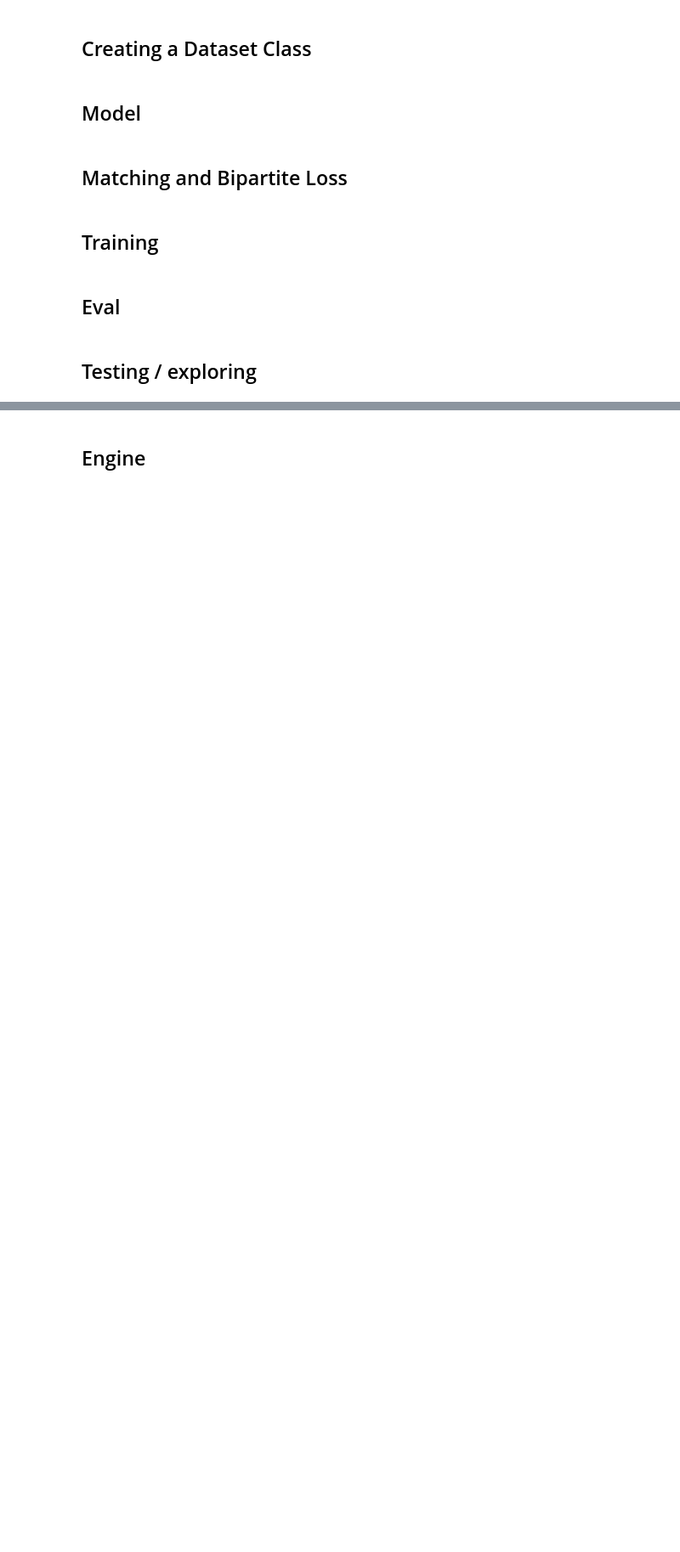
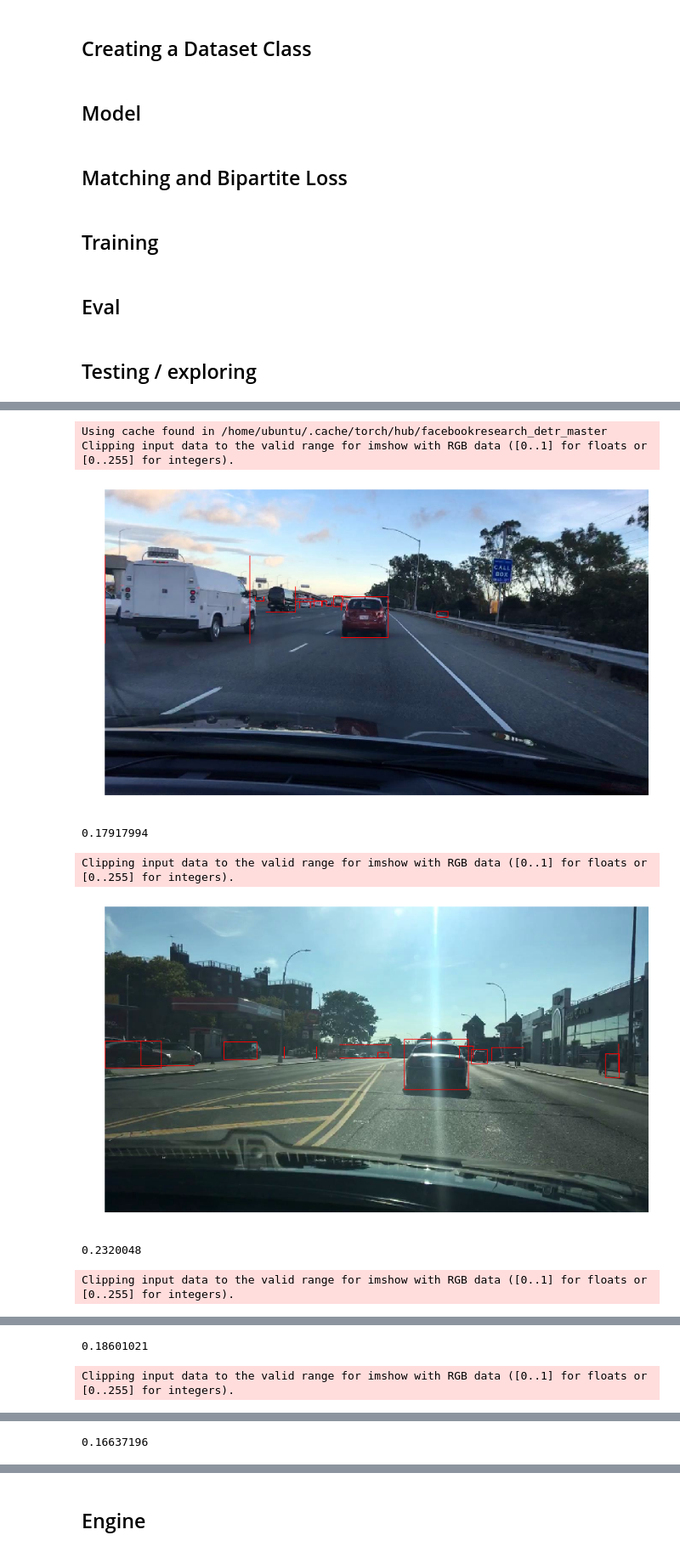
Before and after one commit to lancetan321/ESE546_final_project, a Jupyter notebook: detr.ipynb, the cells around one changed output, grey strips where cells are left out. Shown at 85% size. Drawn from its saved outputs; the diff is of its cells as text; code cells hidden in the pictures; blank space fills up the shorter version.

Commit message:
detr updates

```diff
--- a/detr.ipynb
+++ b/detr.ipynb
@@ -130,3 +166,14 @@ len(jpegs)
+# %%
+resampling = False
+# %%
+if resampling:
+    videos = list(df_cleaned['videoName'].drop_duplicates())
+    video_subset = random.sample(videos, 100)
+
+    df_subset = df_cleaned[df_cleaned['videoName'].isin(video_subset)]
+
+    class_counts = df_subset.groupby(['videoName', 'category']).size().unstack(fill_value=0)
+    class_counts.reset_index(inplace=True)
 # %%
 # easy_videos = [
 #     '003e23ee-67d25f19',
@@ -298,17 +355,17 @@ class DrivingDataset(Dataset):
         self.image_ids = image_ids
         self.df = dataframe
         self.transforms = transforms
-        self.label_map = {'car': 1,
-                       'pedestrian': 2,
-                       'truck': 3,
-                       'bus': 4,
-                       'bicycle': 5,
-                       'rider': 6,
-                       'other vehicle': 7,
-                       'motorcycle': 8,
-                       'other person': 9,
-                       'trailer': 10,
-                       'train': 11}
+        self.label_map = {'car': 0,
+                       'pedestrian': 1,
+                       'truck': 2,
+                       'bus': 3,
+                       'bicycle': 4,
+                       'rider': 5,
+                       'other vehicle': 6,
+                       'motorcycle': 7,
+                       'other person': 8,
+                       'trailer': 9,
+                       'train': 10}
 
     def __len__(self) -> int:
         return self.image_ids.shape[0]
@@ -317,8 +374,8 @@ class DrivingDataset(Dataset):
         image_id = self.image_ids[index]
         records = self.df[self.df['name'] == image_id]
 
-        image = cv2.imread(f'{DIR_TRAIN}/{image_id}', cv2.IMREAD_COLOR)
-        image = cv2.cvtColor(image, cv2.COLOR_BGR2RGB).astype(np.float32)
+        image = cv2.imread(f'{DIR_TRAIN}/{image_id}', cv2.IMREAD_COLOR).astype(np.float32)
+#         image = cv2.cvtColor(image, cv2.COLOR_BGR2RGB).astype(np.float32)
         image /= 255.0
 
         # DETR takes in data in coco format
@@ -506,0 +637,16 @@ def eval_fn(data_loader, model,criterion, device):
+# %%
+device = torch.device('cuda')
+model = DETRModel(num_classes=num_classes,num_queries=num_queries)
+model = model.to(device)
+
+for i in range(5):
+    view_sample(test_df, model, device)
+# %% [output]
+Using cache found in /home/ubuntu/.cache/torch/hub/facebookresearch_detr_master
+Clipping input data to the valid range for imshow with RGB data ([0..1] for floats or [0..255] for integers).
+[figure, added]
+0.17917994
+Clipping input data to the valid range for imshow with RGB data ([0..1] for floats or [0..255] for integers).
+[figure, added]
+0.2320048
+Clipping input data to the valid range for imshow with RGB data ([0..1] for floats or [0..255] for integers).
@@ -506,0 +654,2 @@ def eval_fn(data_loader, model,criterion, device):
+0.18601021
+Clipping input data to the valid range for imshow with RGB data ([0..1] for floats or [0..255] for integers).
@@ -506,0 +657 @@ def eval_fn(data_loader, model,criterion, device):
+0.16637196
```
Also changed, not shown: parts of 28 cells of this notebook.
